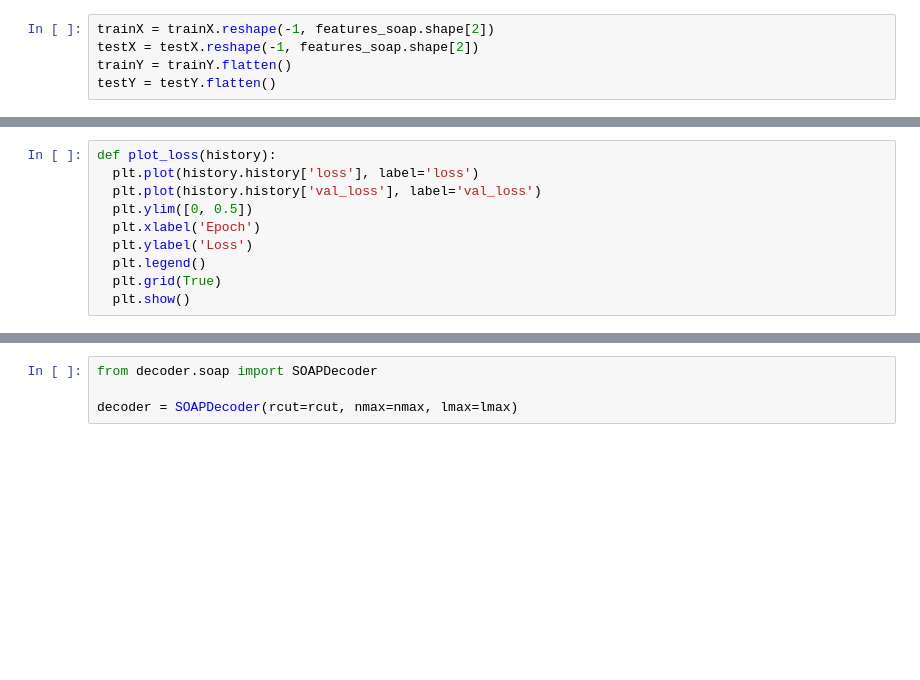
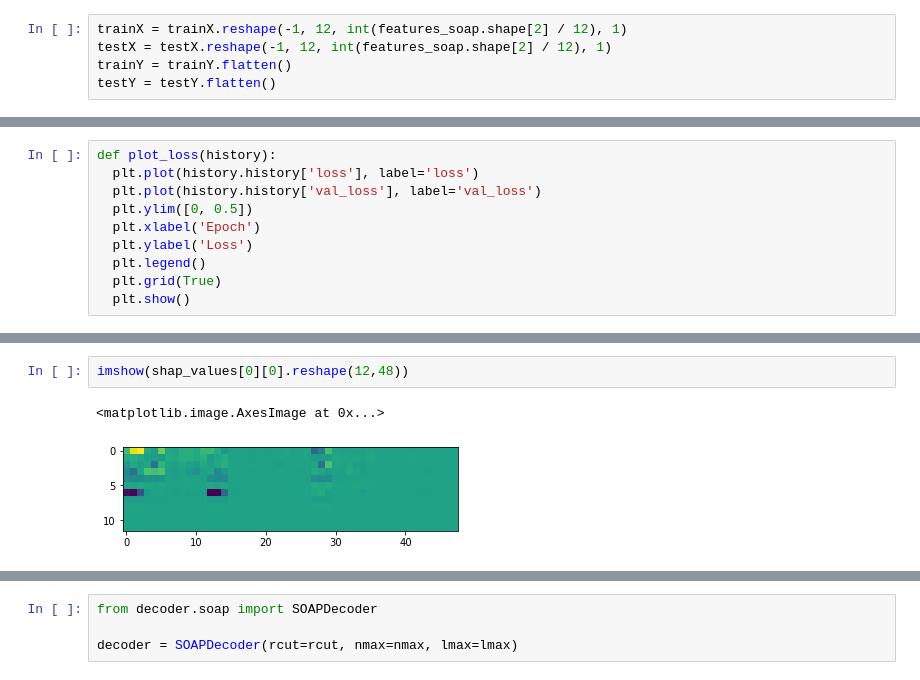
Before and after one commit to ju-leon/bachelor-thesis, a Jupyter notebook: code/Dscribe Encode.ipynb, the cells around one changed output, grey strips where cells are left out. Saved outputs shown, nothing was run; the diff lists cells and outputs as text; blank space fills up the shorter version.

```diff
--- a/code/Dscribe Encode.ipynb
+++ b/code/Dscribe Encode.ipynb
@@ -119,8 +116,8 @@ labels = np.load("labels.npy")
 (trainX, testX, trainY, testY) = train_test_split(
         features_soap, labels, test_size=0.2, random_state=32)
 # %%
-trainX = trainX.reshape(-1, features_soap.shape[2])
-testX = testX.reshape(-1, features_soap.shape[2])
+trainX = trainX.reshape(-1, 12, int(features_soap.shape[2] / 12), 1)
+testX = testX.reshape(-1, 12, int(features_soap.shape[2] / 12), 1)
 trainY = trainY.flatten()
 testY = testY.flatten()
 # %%
@@ -299 +306,6 @@ shap.force_plot(explainer.expected_value, shap_values, testX[sample:(sample+1)])
+# %%
+imshow(shap_values[0][0].reshape(12,48))
+# %% [output]
+<matplotlib.image.AxesImage at 0x...>
+[figure, added]
 # %%
```
Also changed, not shown: parts of 19 cells of this notebook.
